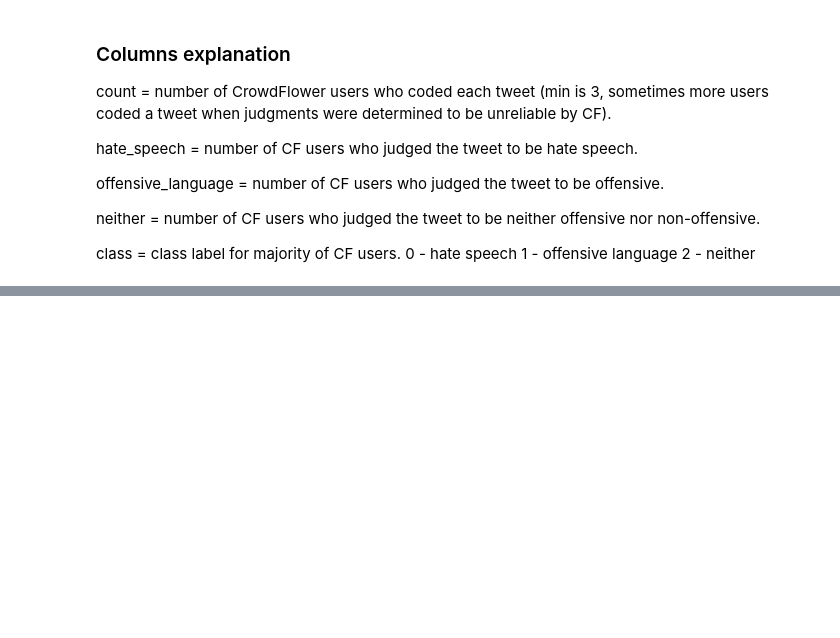
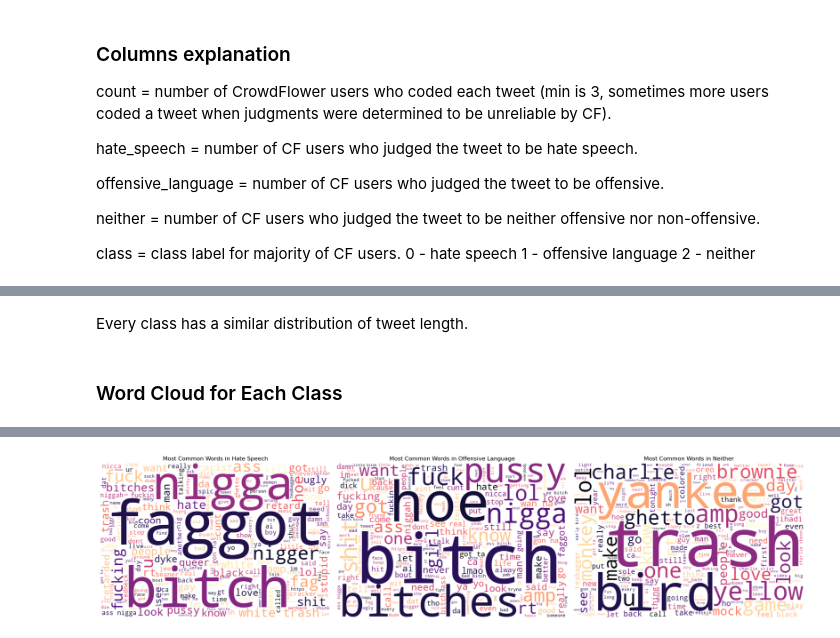
Before and after one commit to davydantoniuk/youtube-sentiment-analyser, a Jupyter notebook: models/model2/model2.ipynb, the cells around one changed output, grey strips where cells are left out. Drawn from its saved outputs; the diff is of its cells as text; code cells hidden in the pictures; blank space fills up the shorter version.

```diff
--- a/models/model2/model2.ipynb
+++ b/models/model2/model2.ipynb
@@ -32,0 +43,4 @@ class = class label for majority of CF users. 0 - hate speech 1 - offensive lang
+# %%
+nltk.download('punkt')
+nltk.download('stopwords')
+stop_words = set(stopwords.words('english'))
@@ -32,0 +80,21 @@ class = class label for majority of CF users. 0 - hate speech 1 - offensive lang
+# %% [markdown]
+Every class has a similar distribution of tweet length.
+# %% [markdown]
+### Word Cloud for Each Class
+# %%
+nltk.download('punkt_tab')
+fig, axes = plt.subplots(1, 3, figsize=(21, 7))
+
+for i, (class_id, class_name) in enumerate(class_labels.items()):
+    text = " ".join(data[data["class"] == class_id]["tweet"]).lower()
+    text = " ".join([word for word in word_tokenize(text) if word.isalpha() and word not in stop_words])
+
+    wordcloud = WordCloud(width=600, height=400, background_color="white", colormap="magma").generate(text)
+
+    axes[i].imshow(wordcloud, interpolation="bilinear")
+    axes[i].axis("off")
+    axes[i].set_title(f"Most Common Words in {class_name}")
+
+plt.tight_layout()
+plt.show()
+# %% [output]
@@ -32,0 +104 @@ class = class label for majority of CF users. 0 - hate speech 1 - offensive lang
+[figure, added]
```
Also changed, not shown: parts of 12 cells of this notebook.
